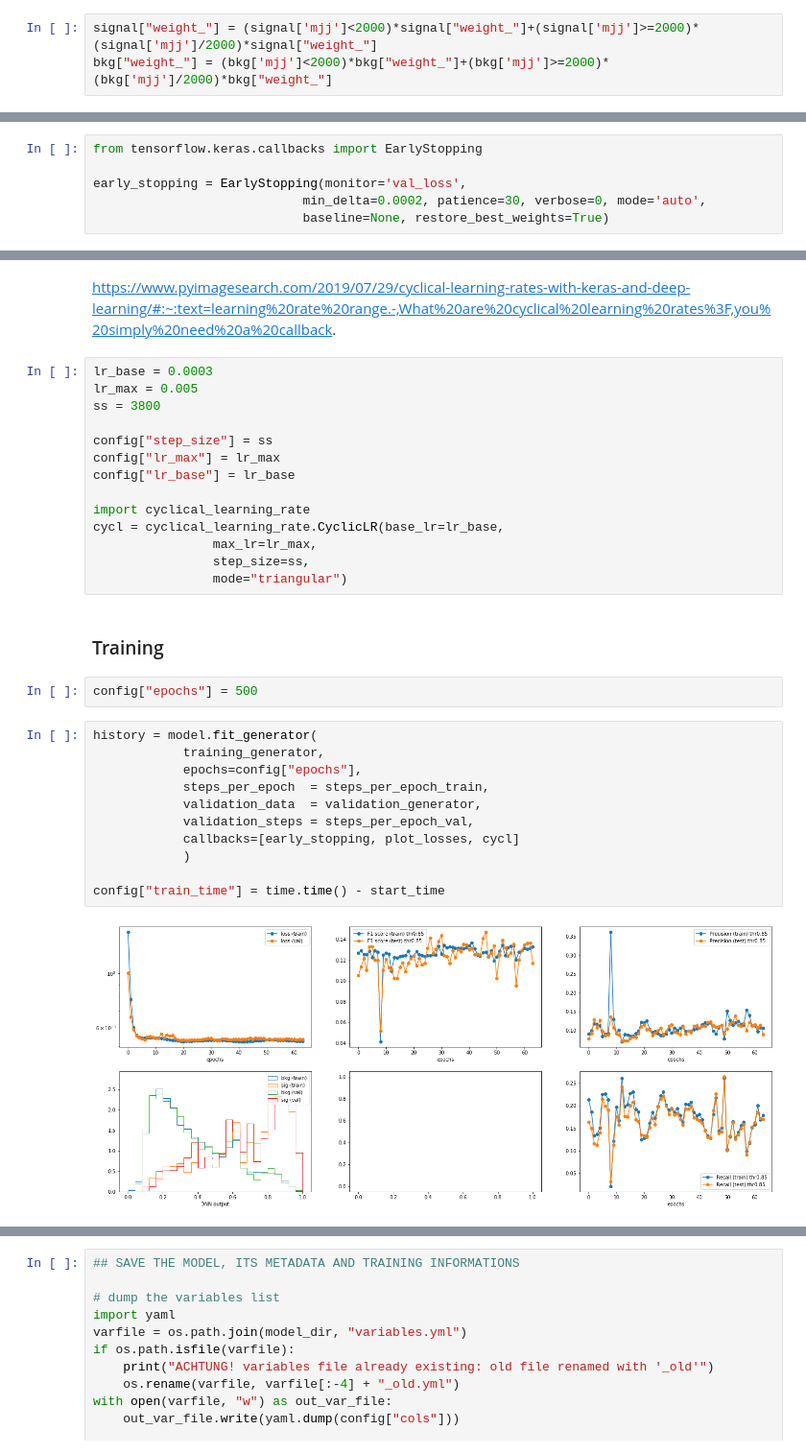
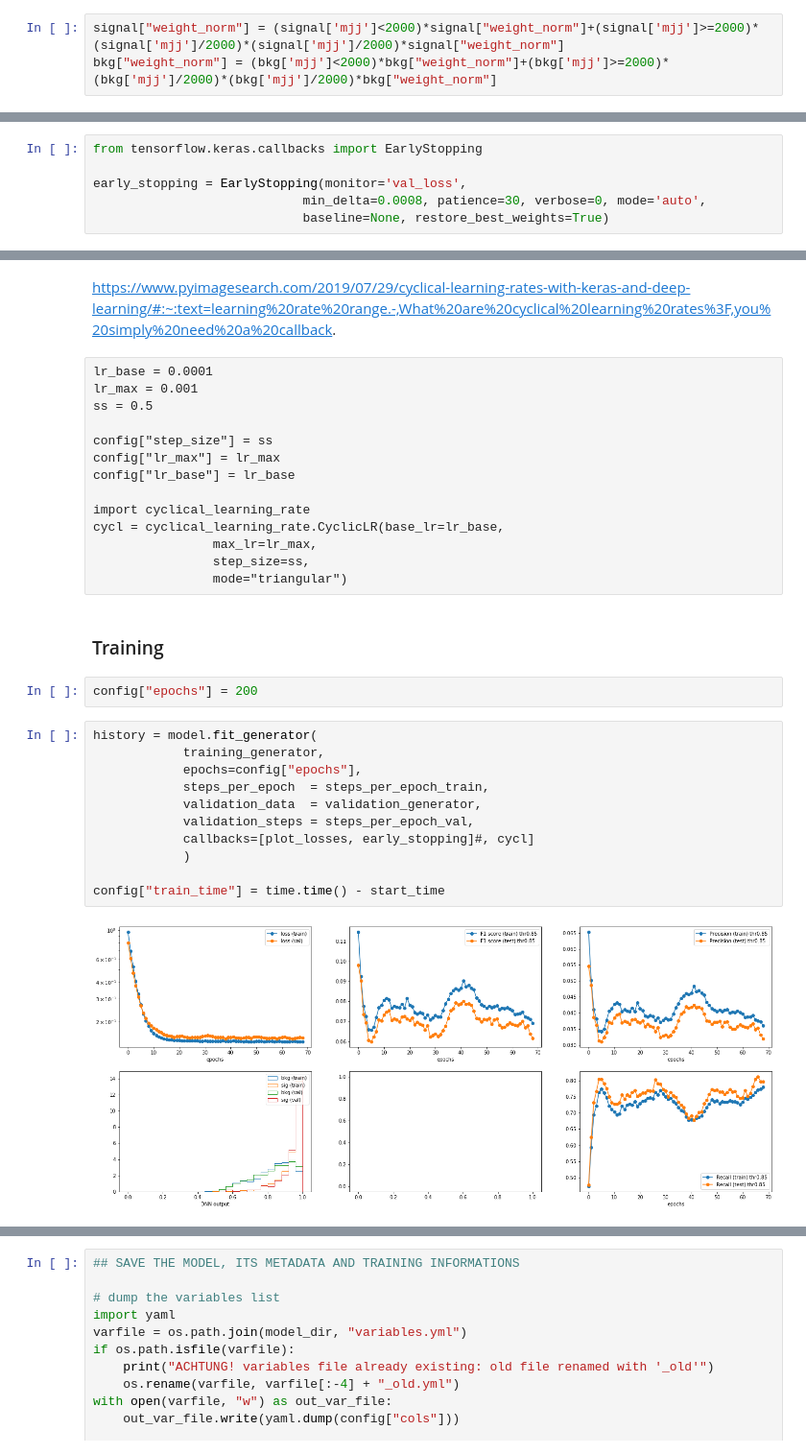
Before and after one commit to BiancaPinolini/ML_classification, a Jupyter notebook: Training-Reweight.ipynb, the cells around one changed output, grey strips where cells are left out. Shown at 96% size. Drawn from its saved outputs; the diff is of its cells as text.

Commit message:
New DNN configuration

```diff
--- a/Training-Reweight.ipynb
+++ b/Training-Reweight.ipynb
@@ -85,3 +84,3 @@ bkg["weight_"] = (bkg['btag_central']>0.2)*bkg["weight_"]+(bkg['btag_central']<=
 # %%
-signal["weight_"] = (signal['mjj']<2000)*signal["weight_"]+(signal['mjj']>=2000)*(signal['mjj']/2000)*signal["weight_"]
-bkg["weight_"] = (bkg['mjj']<2000)*bkg["weight_"]+(bkg['mjj']>=2000)*(bkg['mjj']/2000)*bkg["weight_"]
+signal["weight_norm"] = (signal['mjj']<2000)*signal["weight_norm"]+(signal['mjj']>=2000)*(signal['mjj']/2000)*(signal['mjj']/2000)*signal["weight_norm"]
+bkg["weight_norm"] = (bkg['mjj']<2000)*bkg["weight_norm"]+(bkg['mjj']>=2000)*(bkg['mjj']/2000)*(bkg['mjj']/2000)*bkg["weight_norm"]
@@ -207,5 +205,5 @@ start_time = time.time()
 from tensorflow.keras.callbacks import EarlyStopping
 
 early_stopping = EarlyStopping(monitor='val_loss',
-                            min_delta=0.0002, patience=30, verbose=0, mode='auto',
+                            min_delta=0.0008, patience=30, verbose=0, mode='auto',
                             baseline=None, restore_best_weights=True)
@@ -219,36 +226,36 @@ Step size ottimale per il cyclic learning tra  480  e  1920
 # %% [markdown]
 https://www.pyimagesearch.com/2019/07/29/cyclical-learning-rates-with-keras-and-deep-learning/#:~:text=learning%20rate%20range.-,What%20are%20cyclical%20learning%20rates%3F,you%20simply%20need%20a%20callback.
-# %%
-lr_base = 0.0003
-lr_max = 0.005
-ss = 3800
-
-config["step_size"] = ss
-config["lr_max"] = lr_max
-config["lr_base"] = lr_base
-
-import cyclical_learning_rate
-cycl = cyclical_learning_rate.CyclicLR(base_lr=lr_base,
-                max_lr=lr_max,
-                step_size=ss,
-                mode="triangular")
+# %% [raw]
+lr_base = 0.0001
+lr_max = 0.001
+ss = 0.5
+
+config["step_size"] = ss
+config["lr_max"] = lr_max
+config["lr_base"] = lr_base
+
+import cyclical_learning_rate
+cycl = cyclical_learning_rate.CyclicLR(base_lr=lr_base,
+                max_lr=lr_max,
+                step_size=ss,
+                mode="triangular")
 # %% [markdown]
 ### Training
 # %%
-config["epochs"] = 500
+config["epochs"] = 200
 # %%
 history = model.fit_generator(
             training_generator,
             epochs=config["epochs"],
             steps_per_epoch  = steps_per_epoch_train,
             validation_data  = validation_generator,
             validation_steps = steps_per_epoch_val,
-            callbacks=[early_stopping, plot_losses, cycl]
+            callbacks=[plot_losses, early_stopping]#, cycl]
             )
 
 config["train_time"] = time.time() - start_time
 # %% [output]
-[figure, old version]
+[figure, new version]
 # %%
 config["train_time"]
 # %% [output]
```
Also changed, not shown: parts of 20 cells of this notebook, 11 other files.
